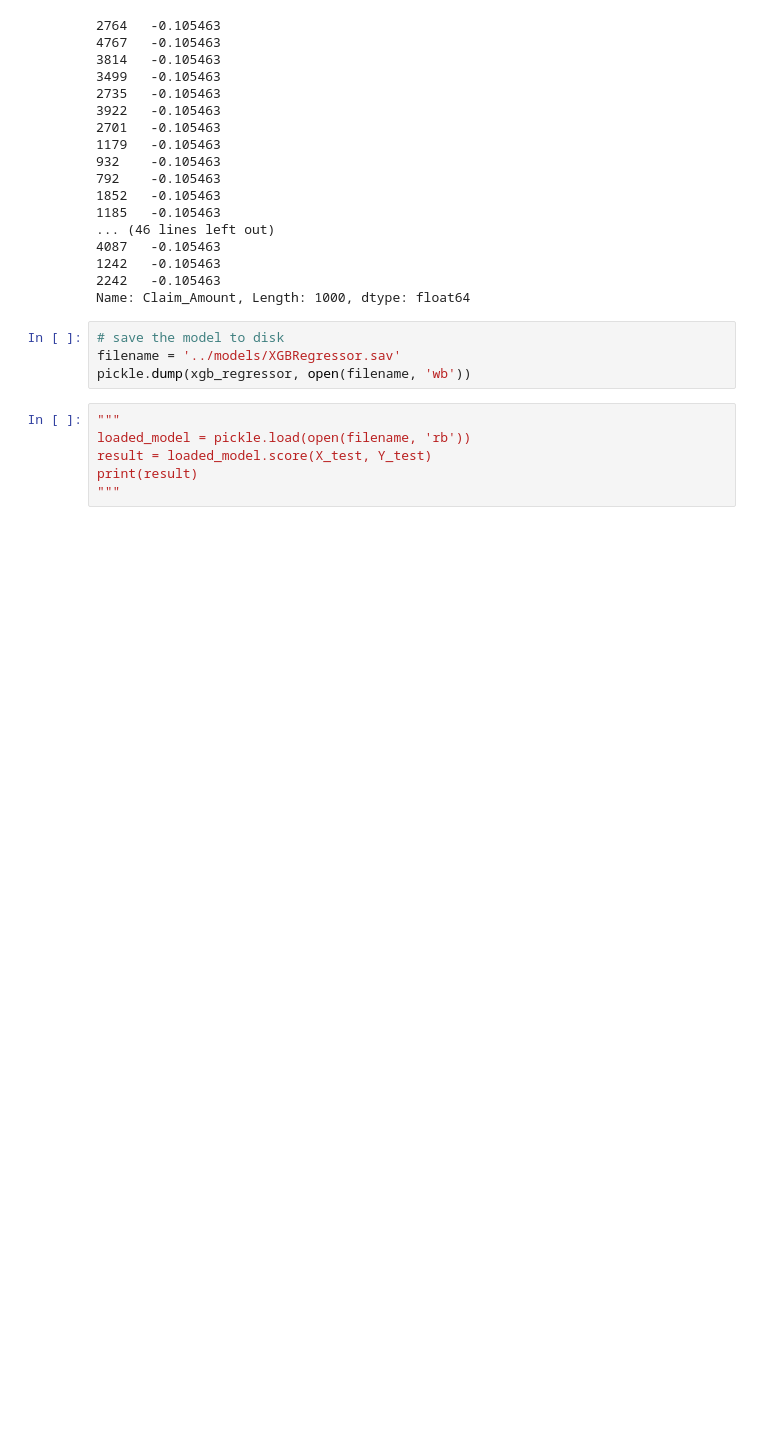
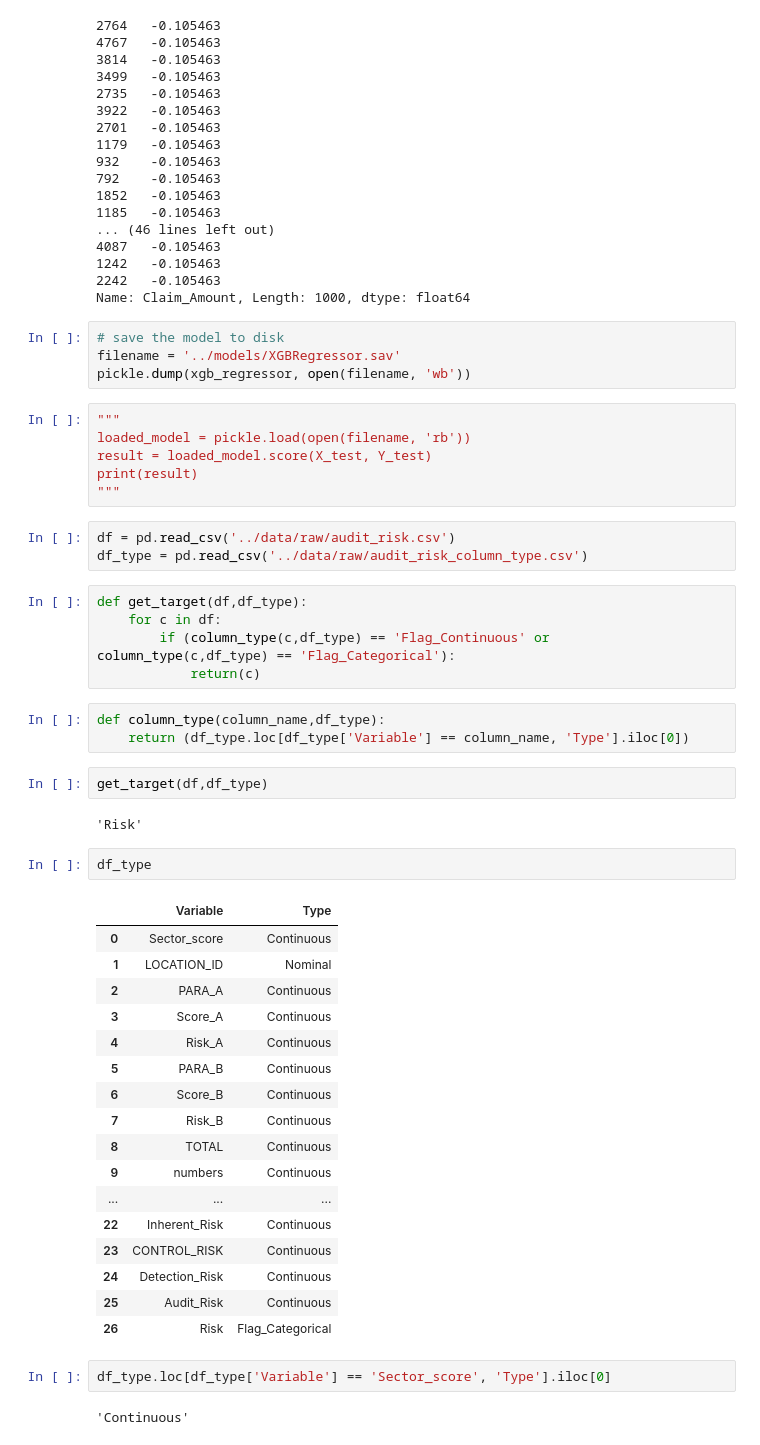
Before and after one commit to AvianaGlobal/nemesis-ml, a Jupyter notebook: notebooks/9.1-qz-XG-Boost-Regression.ipynb, the cells around one changed output. Cells and saved outputs as stored; diff of their text form; blank space fills up the shorter version.

```diff
--- a/notebooks/9.1-qz-XG-Boost-Regression.ipynb
+++ b/notebooks/9.1-qz-XG-Boost-Regression.ipynb
@@ -147,3 +147,42 @@ loaded_model = pickle.load(open(filename, 'rb'))
 result = loaded_model.score(X_test, Y_test)
 print(result)
 """
+# %%
+df = pd.read_csv('../data/raw/audit_risk.csv')
+df_type = pd.read_csv('../data/raw/audit_risk_column_type.csv')
+# %%
+def get_target(df,df_type):
+    for c in df:
+        if (column_type(c,df_type) == 'Flag_Continuous' or column_type(c,df_type) == 'Flag_Categorical'):
+            return(c)
+# %%
+def column_type(column_name,df_type):
+    return (df_type.loc[df_type['Variable'] == column_name, 'Type'].iloc[0])
+# %%
+get_target(df,df_type)
+# %% [output]
+'Risk'
+# %%
+df_type
+# %% [output]
+|  | Variable | Type |
+| 0 | Sector_score | Continuous |
+| 1 | LOCATION_ID | Nominal |
+| 2 | PARA_A | Continuous |
+| 3 | Score_A | Continuous |
+| 4 | Risk_A | Continuous |
+| 5 | PARA_B | Continuous |
+| 6 | Score_B | Continuous |
+| 7 | Risk_B | Continuous |
+| 8 | TOTAL | Continuous |
+| 9 | numbers | Continuous |
+| ... | ... | ... |
+| 22 | Inherent_Risk | Continuous |
+| 23 | CONTROL_RISK | Continuous |
+| 24 | Detection_Risk | Continuous |
+| 25 | Audit_Risk | Continuous |
+| 26 | Risk | Flag_Categorical |
+# %%
+df_type.loc[df_type['Variable'] == 'Sector_score', 'Type'].iloc[0]
+# %% [output]
+'Continuous'
```
Also changed, not shown: parts of 5 cells of this notebook, 36 other files.
